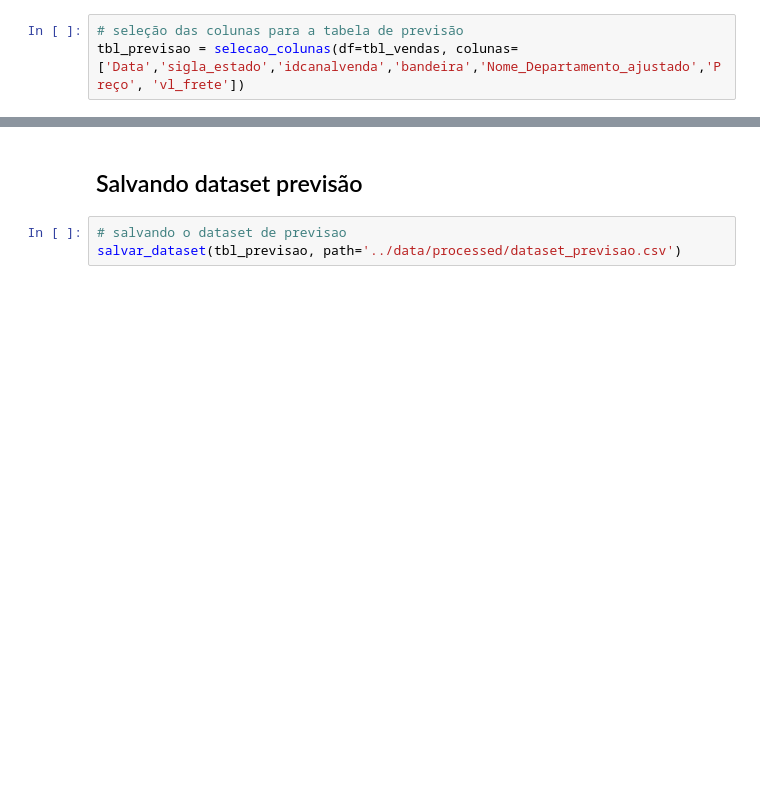
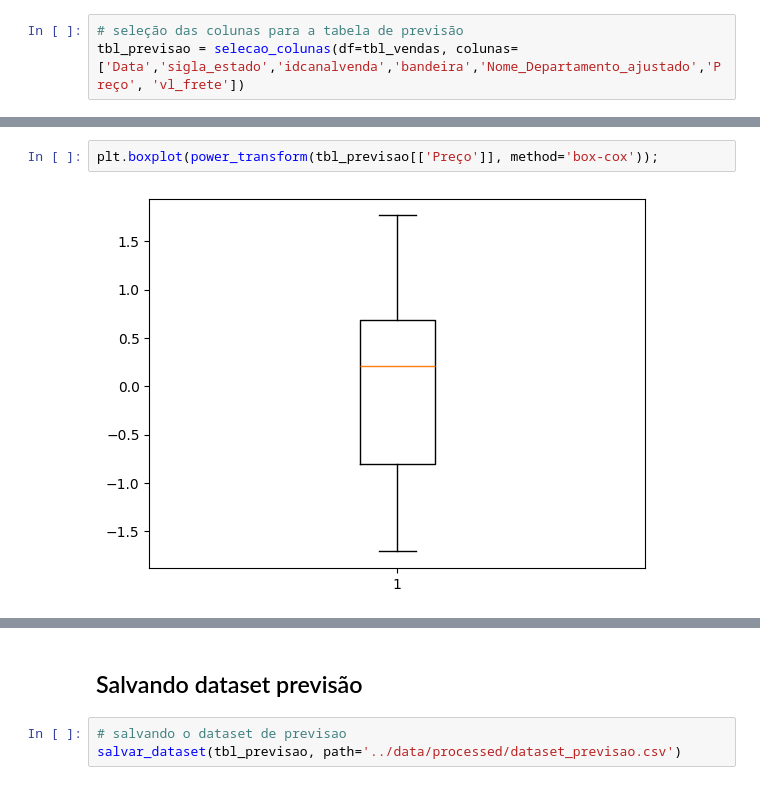
Before and after one commit to ederray/projetos_dnc, a Jupyter notebook: desafio1_modelo_previsao/notebooks/eda.ipynb, the cells around one changed output, grey strips where cells are left out. Cells and saved outputs as stored; diff of their text form; blank space fills up the shorter version.

```diff
--- a/desafio1_modelo_previsao/notebooks/eda.ipynb
+++ b/desafio1_modelo_previsao/notebooks/eda.ipynb
@@ -503,0 +491,4 @@ tbl_previsao.select_dtypes(include='number').apply(np.log1p).apply(scale).hist()
+# %%
+plt.boxplot(power_transform(tbl_previsao[['Preço']], method='box-cox'));
+# %% [output]
+[figure, added]
```
Also changed, not shown: parts of 28 cells of this notebook, 8 other files.
